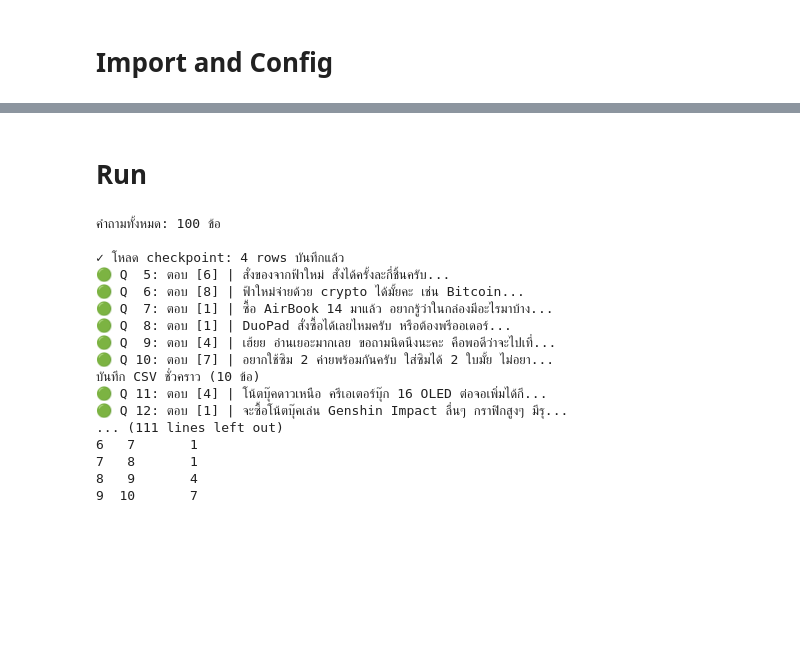
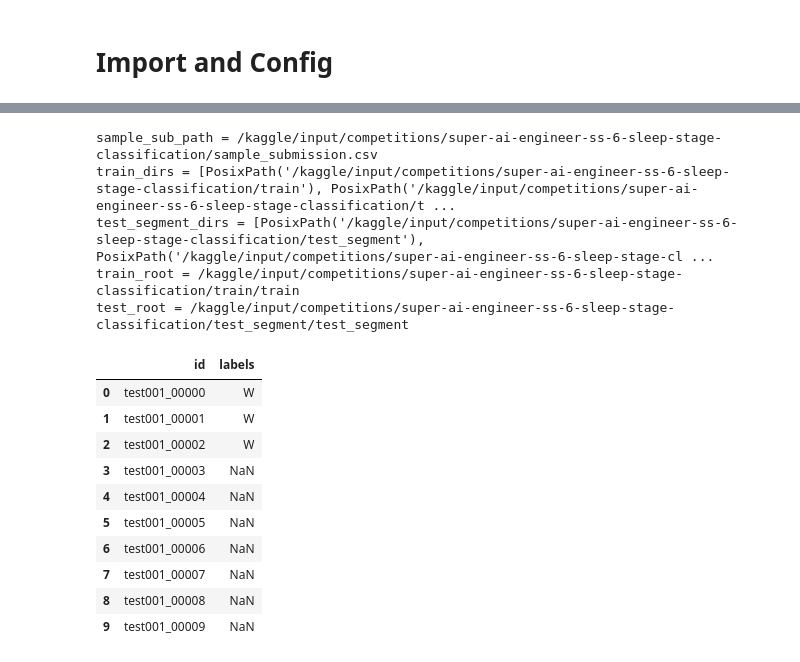
Before and after one commit to Kongbeng-21/SuperAi, a Jupyter notebook: 601088_กฤติธี_ฉายแสง.ipynb, the cells around one changed output, grey strips where cells are left out. Cells and saved outputs as stored; diff of their text form; code cells hidden in the pictures; blank space fills up the shorter version.

```diff
--- a/601088_กฤติธี_ฉายแสง.ipynb
+++ b/601088_กฤติธี_ฉายแสง.ipynb
@@ -300,22 +58,0 @@ print("✓ run_pipeline พร้อมใช้งาน")
-# %% [markdown]
-# Run
-# %%
-submission = run_pipeline()
-# %% [output]
-คำถามทั้งหมด: 100 ข้อ
-
-✓ โหลด checkpoint: 4 rows บันทึกแล้ว
-🟢 Q  5: ตอบ [6] | สั่งของจากฟ้าใหม่ สั่งได้ครั้งละกี่ชิ้นครับ...
-🟢 Q  6: ตอบ [8] | ฟ้าใหม่จ่ายด้วย crypto ได้มั้ยคะ เช่น Bitcoin...
-🟢 Q  7: ตอบ [1] | ซื้อ AirBook 14 มาแล้ว อยากรู้ว่าในกล่องมีอะไรมาบ้าง...
-🟢 Q  8: ตอบ [1] | DuoPad สั่งซื้อได้เลยไหมครับ หรือต้องพรีออเดอร์...
-🟢 Q  9: ตอบ [4] | เฮ้ยย อ่านเยอะมากเลย ขอถามนิดนึงนะคะ คือพอดีว่าจะไปเที่...
-🟢 Q 10: ตอบ [7] | อยากใช้ซิม 2 ค่ายพร้อมกันครับ ใส่ซิมได้ 2 ใบมั้ย ไม่อยา...
-บันทึก CSV ชั่วคราว (10 ข้อ)
-🟢 Q 11: ตอบ [4] | โน้ตบุ๊คดาวเหนือ ครีเอเตอร์บุ๊ก 16 OLED ต่อจอเพิ่มได้กี...
-🟢 Q 12: ตอบ [1] | จะซื้อโน้ตบุ๊คเล่น Genshin Impact ลื่นๆ กราฟิกสูงๆ มีรุ...
-... (111 lines left out)
-6   7       1
-7   8       1
-8   9       4
-9  10       7
@@ -325,0 +59,57 @@ print("✓ พร้อม download แล้ว")
+# %%
+def find_file(filename: str):
+    matches = list(INPUT_ROOT.rglob(filename))
+    return matches[0] if matches else None
+
+def find_named_dirs(dirname: str):
+    return [p for p in INPUT_ROOT.rglob('*') if p.is_dir() and p.name == dirname]
+
+sample_sub_path = find_file('sample_submission.csv')
+train_dirs = find_named_dirs(TRAIN_DIRNAME)
+test_segment_dirs = find_named_dirs(TEST_SEGMENT_DIRNAME)
+
+print('sample_sub_path =', sample_sub_path)
+print('train_dirs =', train_dirs[:10])
+print('test_segment_dirs =', test_segment_dirs[:10])
+
+if sample_sub_path is None:
+    raise FileNotFoundError('sample_submission.csv not found')
+
+# เลือกโฟลเดอร์ train/test_segment ที่มีไฟล์ csv อยู่จริง
+train_root = None
+for d in train_dirs:
+    if list(d.glob('*.csv')):
+        train_root = d
+        break
+
+test_root = None
+for d in test_segment_dirs:
+    if list(d.glob('*/*.csv')) or list(d.glob('*.csv')):
+        test_root = d
+        break
+
+print('train_root =', train_root)
+print('test_root =', test_root)
+
+if train_root is None or test_root is None:
+    raise FileNotFoundError('train root or test_segment root not found')
+
+sample_sub = pd.read_csv(sample_sub_path)
+display(sample_sub.head(10))
+# %% [output]
+sample_sub_path = /kaggle/input/competitions/super-ai-engineer-ss-6-sleep-stage-classification/sample_submission.csv
+train_dirs = [PosixPath('/kaggle/input/competitions/super-ai-engineer-ss-6-sleep-stage-classification/train'), PosixPath('/kaggle/input/competitions/super-ai-engineer-ss-6-sleep-stage-classification/t ...
+test_segment_dirs = [PosixPath('/kaggle/input/competitions/super-ai-engineer-ss-6-sleep-stage-classification/test_segment'), PosixPath('/kaggle/input/competitions/super-ai-engineer-ss-6-sleep-stage-cl ...
+train_root = /kaggle/input/competitions/super-ai-engineer-ss-6-sleep-stage-classification/train/train
+test_root = /kaggle/input/competitions/super-ai-engineer-ss-6-sleep-stage-classification/test_segment/test_segment
+|  | id | labels |
+| 0 | test001_00000 | W |
+| 1 | test001_00001 | W |
+| 2 | test001_00002 | W |
+| 3 | test001_00003 | NaN |
+| 4 | test001_00004 | NaN |
+| 5 | test001_00005 | NaN |
+| 6 | test001_00006 | NaN |
+| 7 | test001_00007 | NaN |
+| 8 | test001_00008 | NaN |
+| 9 | test001_00009 | NaN |
```
Also changed, not shown: parts of 26 cells of this notebook.
